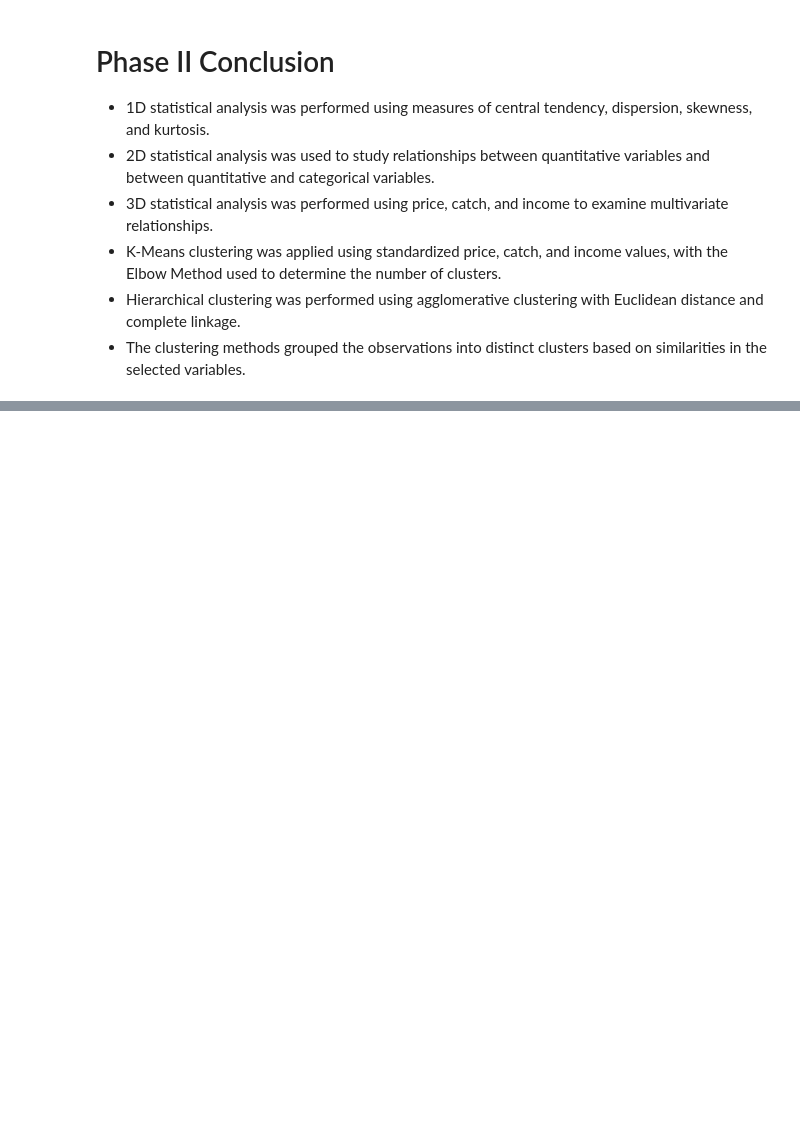
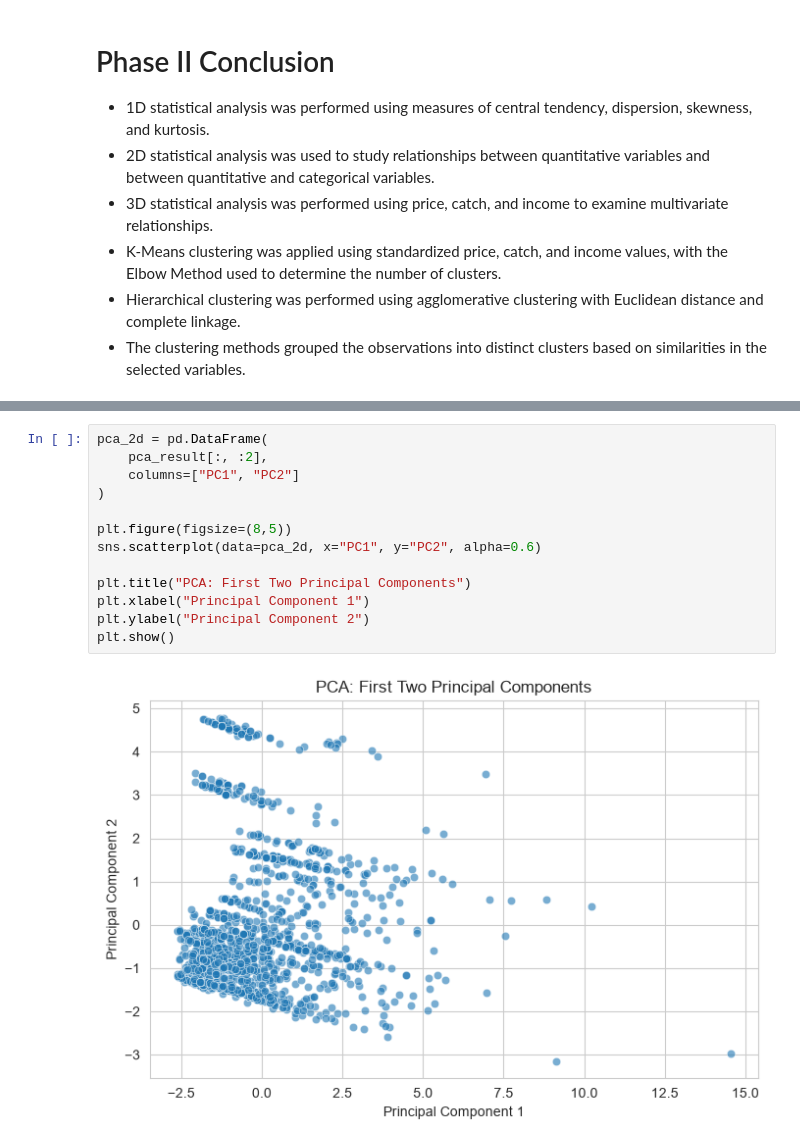
Before and after one commit to SaukhyadMohole/Mohole-Saukhyad-Bhupendra, a Jupyter notebook: EDA_Phase1_Fishing.ipynb, the cells around one changed output, grey strips where cells are left out. Saved outputs shown, nothing was run; the diff lists cells and outputs as text; blank space fills up the shorter version.

```diff
--- a/EDA_Phase1_Fishing.ipynb
+++ b/EDA_Phase1_Fishing.ipynb
@@ -965,0 +1053,15 @@ phase2_df.groupby("Hierarchical_Cluster")[
+# %%
+pca_2d = pd.DataFrame(
+    pca_result[:, :2],
+    columns=["PC1", "PC2"]
+)
+
+plt.figure(figsize=(8,5))
+sns.scatterplot(data=pca_2d, x="PC1", y="PC2", alpha=0.6)
+
+plt.title("PCA: First Two Principal Components")
+plt.xlabel("Principal Component 1")
+plt.ylabel("Principal Component 2")
+plt.show()
+# %% [output]
+[figure, added]
```
Also changed, not shown: parts of 20 cells of this notebook.
